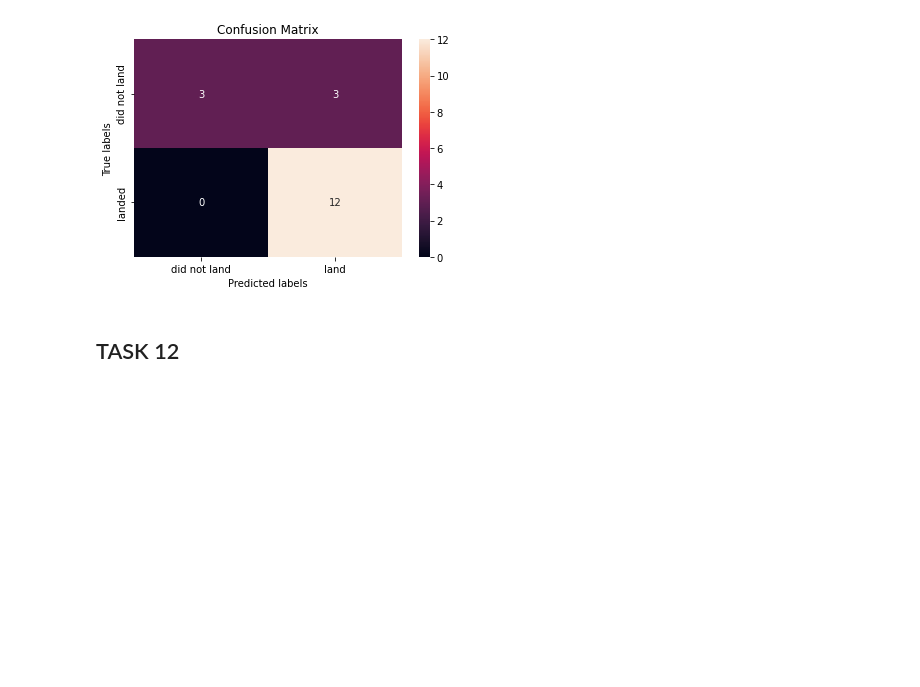
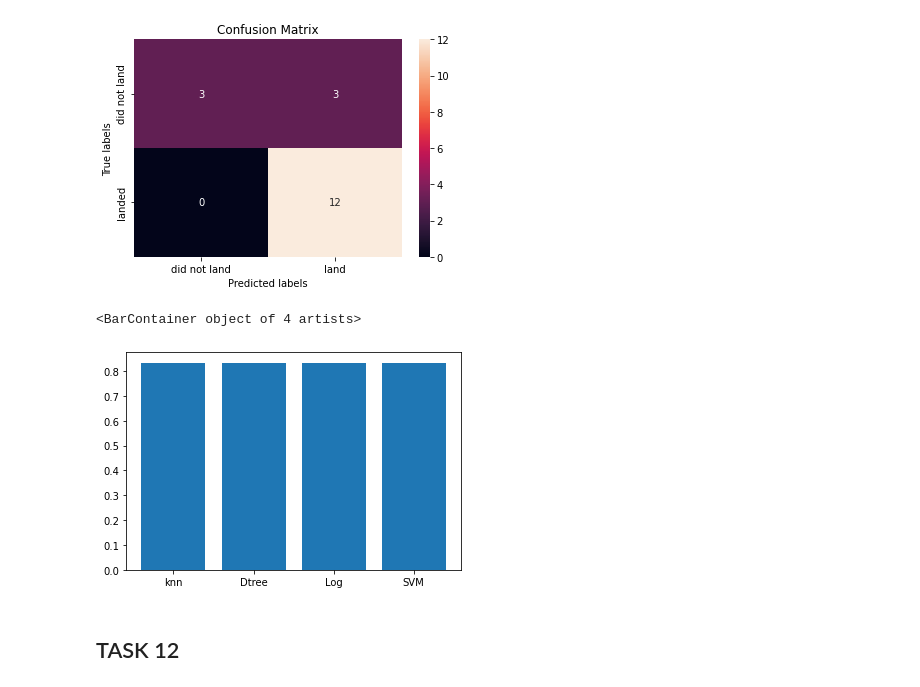
Before and after one commit to noor198615/DS_CAPSTONE, a Jupyter notebook: SpaceX_Machine Learning Prediction_Part_5.ipynb, the cells around one changed output. Cells and saved outputs as stored; diff of their text form; code cells hidden in the pictures; blank space fills up the shorter version.

```diff
--- a/SpaceX_Machine Learning Prediction_Part_5.ipynb
+++ b/SpaceX_Machine Learning Prediction_Part_5.ipynb
@@ -197,4 +199,4 @@ accuracy : 0.8464285714285713
 # %% [markdown]
 Calculate the accuracy on the test data using the method <code>score</code>:
 # %%
-logreg_cv.score(X_test,Y_test)
+LOG_score = logreg_cv.score(X_test,Y_test)
@@ -239,4 +239,4 @@ accuracy : 0.8482142857142856
 # %% [markdown]
 Calculate the accuracy on the test data using the method <code>score</code>:
 # %%
-svm_cv.score(X_test,Y_test)
+SVM_score=svm_cv.score(X_test,Y_test)
@@ -284,4 +282,4 @@ accuracy : 0.9017857142857144
 # %% [markdown]
 Calculate the accuracy of tree_cv on the test data using the method <code>score</code>:
 # %%
-tree_cv.score(X_test,Y_test)
+DTree_score = tree_cv.score(X_test,Y_test)
@@ -323,4 +319,4 @@ accuracy : 0.8482142857142858
 # %% [markdown]
 Calculate the accuracy of tree_cv on the test data using the method <code>score</code>:
 # %%
-knn_cv.score(X_test,Y_test)
+KNN_score = knn_cv.score(X_test,Y_test)
@@ -333,6 +331,11 @@ yhat = knn_cv.predict(X_test)
 plot_confusion_matrix(Y_test,yhat)
 # %% [output]
 [figure]
+# %%
+plt.bar(['knn','Dtree','Log','SVM'],[KNN_score,DTree_score,LOG_score,SVM_score])
+# %% [output]
+<BarContainer object of 4 artists>
+[figure, added]
 # %% [markdown]
 ## TASK  12
 # %% [markdown]
```
Also changed, not shown: parts of 8 cells of this notebook, 5 other files.
